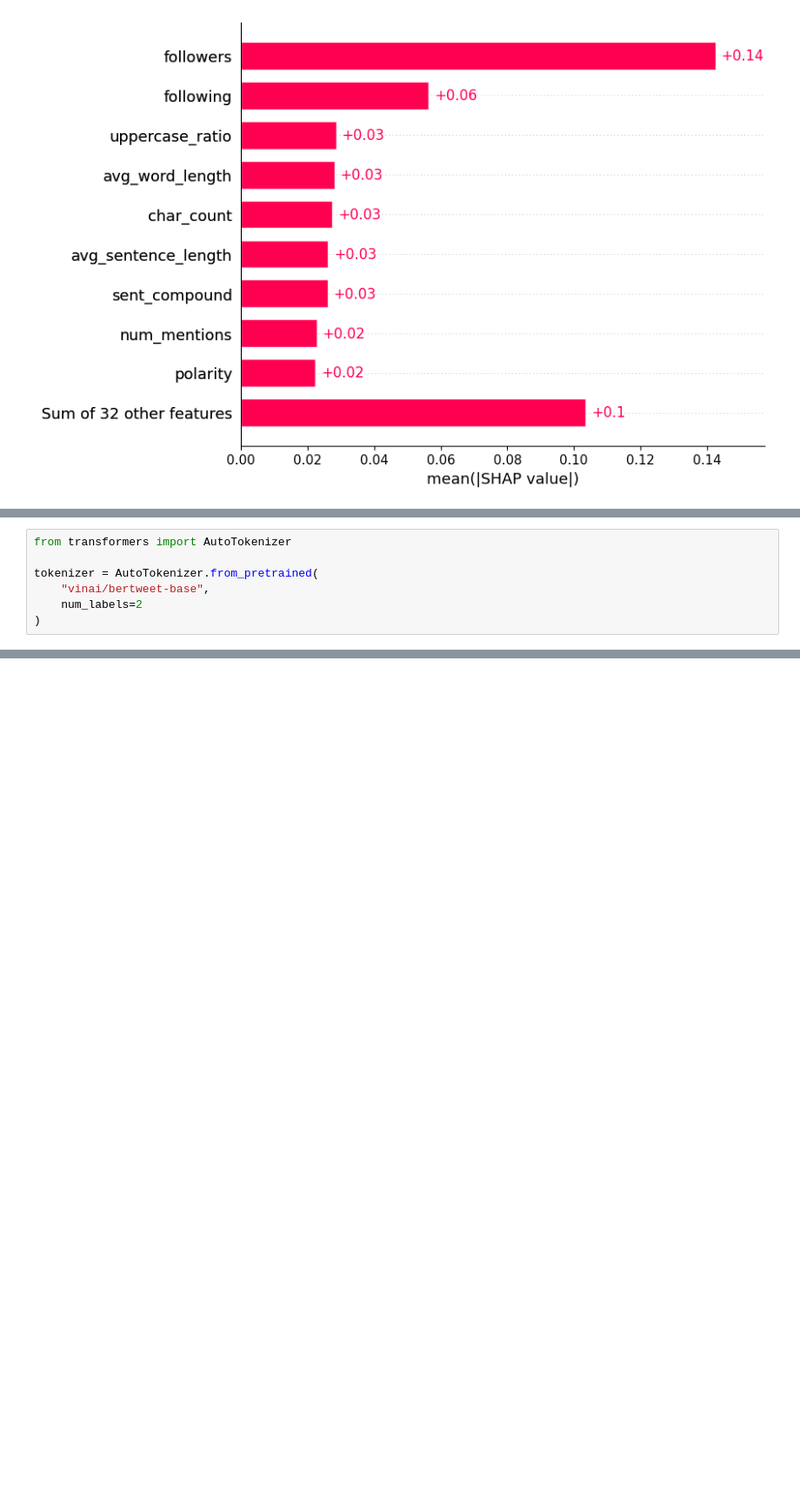
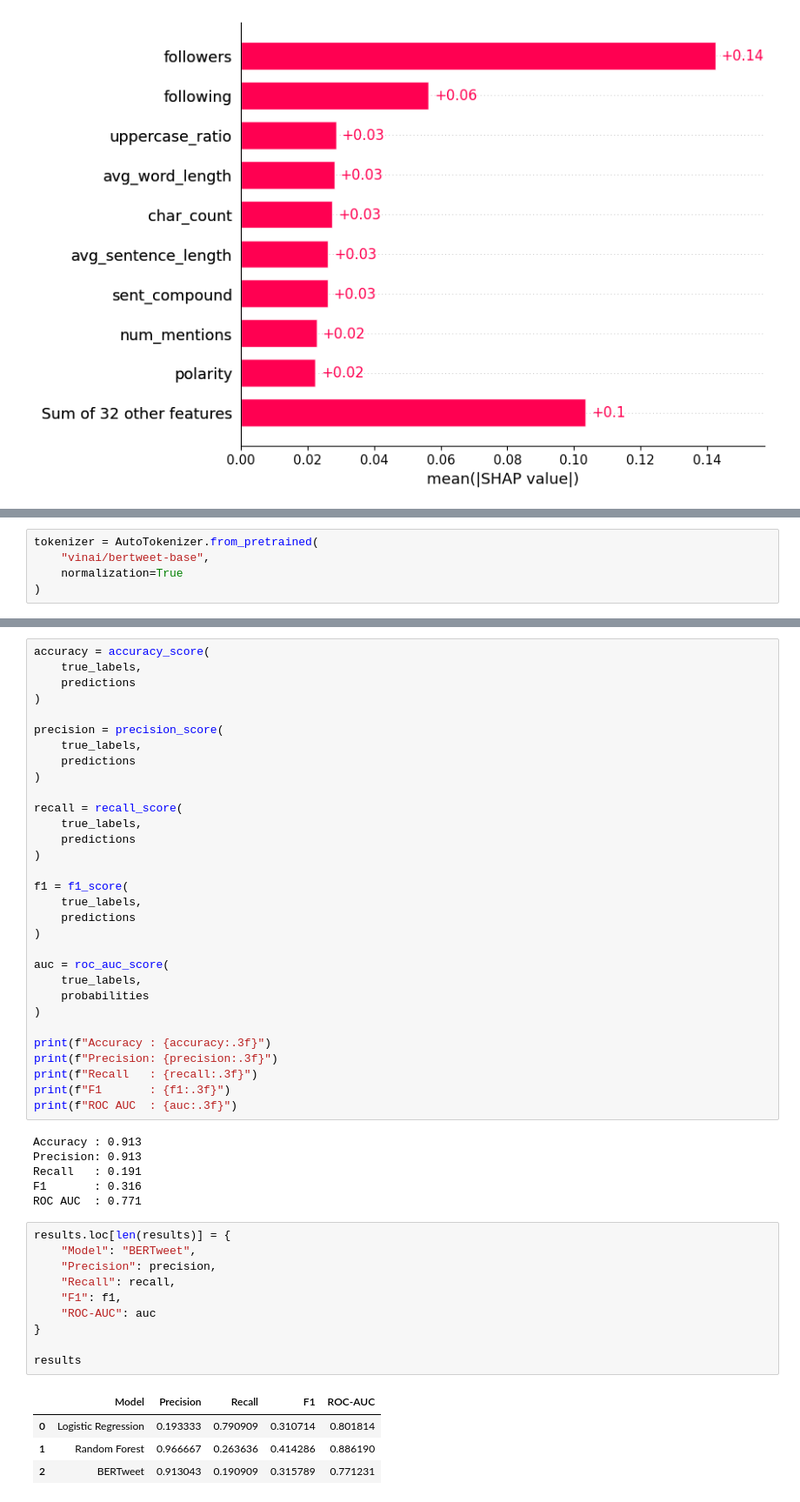
Before and after one commit to jcui2001/tweet-topic-virality-analysis, a Jupyter notebook: EDA_Modeling_DATASCI266_project_nb.ipynb, the cells around one changed output, grey strips where cells are left out. Shown at 87% size. Saved outputs shown, nothing was run; the diff lists cells and outputs as text; blank space fills up the shorter version.

Commit message:
Added final notebook with embeddings visualizations all models ran with results

```diff
--- a/EDA_Modeling_DATASCI266_project_nb.ipynb
+++ b/EDA_Modeling_DATASCI266_project_nb.ipynb
@@ -1221,7 +1088,5 @@ test_dataset = Dataset.from_pandas(test_df)
 # %%
-from transformers import AutoTokenizer
-
 tokenizer = AutoTokenizer.from_pretrained(
     "vinai/bertweet-base",
-    num_labels=2
+    normalization=True
 )
@@ -1378,0 +1260,52 @@ datasets: 4.0.0
+# %%
+accuracy = accuracy_score(
+    true_labels,
+    predictions
+)
+
+precision = precision_score(
+    true_labels,
+    predictions
+)
+
+recall = recall_score(
+    true_labels,
+    predictions
+)
+
+f1 = f1_score(
+    true_labels,
+    predictions
+)
+
+auc = roc_auc_score(
+    true_labels,
+    probabilities
+)
+
+print(f"Accuracy : {accuracy:.3f}")
+print(f"Precision: {precision:.3f}")
+print(f"Recall   : {recall:.3f}")
+print(f"F1       : {f1:.3f}")
+print(f"ROC AUC  : {auc:.3f}")
+# %% [output]
+Accuracy : 0.913
+Precision: 0.913
+Recall   : 0.191
+F1       : 0.316
+ROC AUC  : 0.771
+# %%
+results.loc[len(results)] = {
+    "Model": "BERTweet",
+    "Precision": precision,
+    "Recall": recall,
+    "F1": f1,
+    "ROC-AUC": auc
+}
+
+results
+# %% [output]
+|  | Model | Precision | Recall | F1 | ROC-AUC |
+| 0 | Logistic Regression | 0.193333 | 0.790909 | 0.310714 | 0.801814 |
+| 1 | Random Forest | 0.966667 | 0.263636 | 0.414286 | 0.886190 |
+| 2 | BERTweet | 0.913043 | 0.190909 | 0.315789 | 0.771231 |
```
Also changed, not shown: parts of 39 cells of this notebook.
